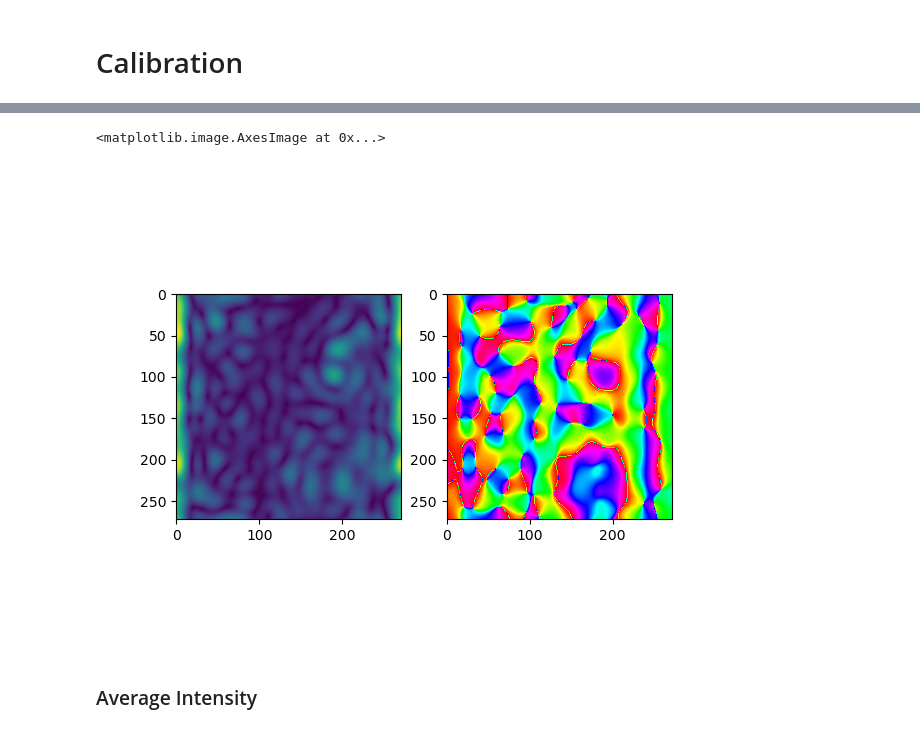
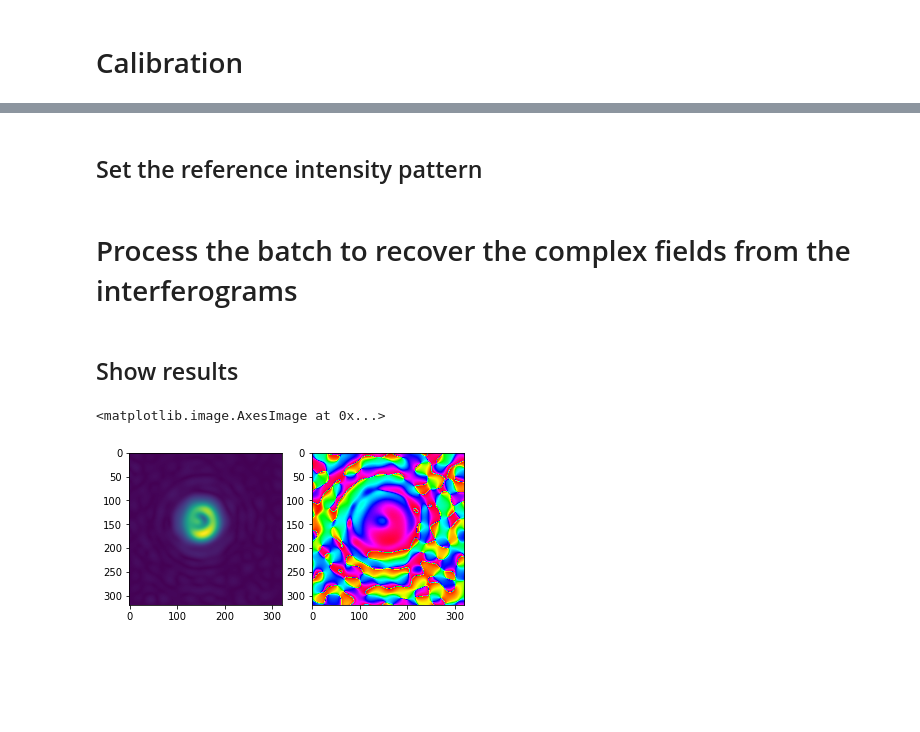
Before and after one commit to wavefrontshaping/pyDigHolo, a Jupyter notebook: examples/experimental_data.ipynb, the cells around one changed output, grey strips where cells are left out. Saved outputs shown, nothing was run; the diff lists cells and outputs as text; code cells hidden in the pictures; blank space fills up the shorter version.

```diff
--- a/examples/experimental_data.ipynb
+++ b/examples/experimental_data.ipynb
@@ -8,9 +8,7 @@ from pyDigHolo import digHolo
 # %% [markdown]
 # Load data
 # %%
-dll_path = 'digHoloV2.dll'
-dll_path = os.path.abspath("../digHolo/libdigholo.so")
-# folder_path = r"F:\Sebastien\TM_exp\data\19-07-2022_17h09_2_9_4.50e-04"
+dll_path = 'digHolo.dll'
 folder_path = r"./"
 
 ## POLA 1
@@ -18,4 +16,4 @@ file_name = r"experimental_frames.npz"
 file_path = os.path.sep.join((folder_path, file_name))
 data = np.load(file_path)
 frames = data['frames']
-ref = data['reference']
+ref = data['ref']
@@ -114,0 +85,2 @@ TypeError: Invalid shape (272,) for image data
+# %% [markdown]
+## Set the reference intensity pattern
@@ -114,0 +89,2 @@ TypeError: Invalid shape (272,) for image data
+# %% [markdown]
+# Process the batch to recover the complex fields from the interferograms
@@ -115,14 +94,13 @@ TypeError: Invalid shape (272,) for image data
+# %% [markdown]
+## Show results
 # %%
-
-ind = 0
+ind = 25
 
 plt.figure()
 plt.subplot(121)
 plt.imshow(np.abs(fields[ind]))
 plt.subplot(122)
 plt.imshow(np.angle(fields[ind]), cmap = 'hsv')
 # %% [output]
 <matplotlib.image.AxesImage at 0x...>
-[figure, old version]
+[figure, new version]
-# %% [markdown]
-### Average Intensity
```
Also changed, not shown: parts of 89 cells of this notebook.
